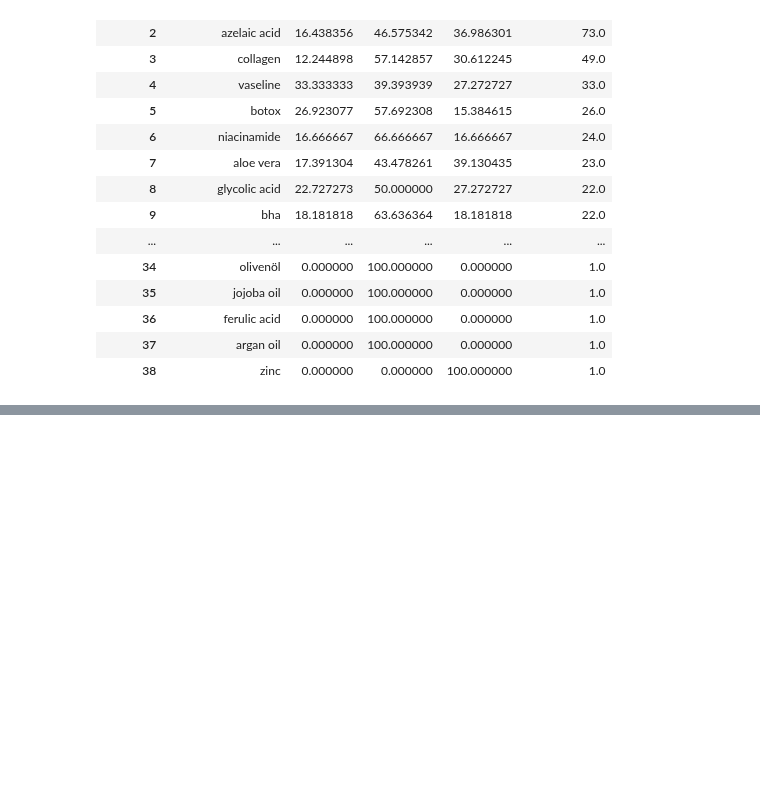
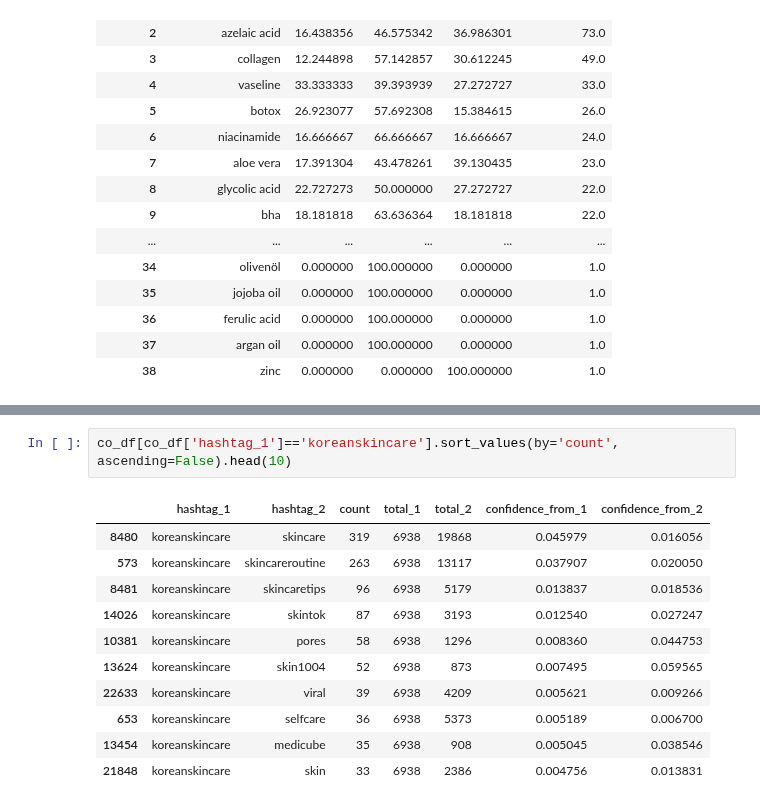
Before and after one commit to Hannah1171/skincare_analysis, a Jupyter notebook: skincare/scripts/test.ipynb, the cells around one changed output, grey strips where cells are left out. Saved outputs shown, nothing was run; the diff lists cells and outputs as text; blank space fills up the shorter version.

```diff
--- a/skincare/scripts/test.ipynb
+++ b/skincare/scripts/test.ipynb
@@ -956,0 +982,14 @@ plt.show()
+# %%
+co_df[co_df['hashtag_1']=='koreanskincare'].sort_values(by='count', ascending=False).head(10)
+# %% [output]
+|  | hashtag_1 | hashtag_2 | count | total_1 | total_2 | confidence_from_1 | confidence_from_2 |
+| 8480 | koreanskincare | skincare | 319 | 6938 | 19868 | 0.045979 | 0.016056 |
+| 573 | koreanskincare | skincareroutine | 263 | 6938 | 13117 | 0.037907 | 0.020050 |
+| 8481 | koreanskincare | skincaretips | 96 | 6938 | 5179 | 0.013837 | 0.018536 |
+| 14026 | koreanskincare | skintok | 87 | 6938 | 3193 | 0.012540 | 0.027247 |
+| 10381 | koreanskincare | pores | 58 | 6938 | 1296 | 0.008360 | 0.044753 |
+| 13624 | koreanskincare | skin1004 | 52 | 6938 | 873 | 0.007495 | 0.059565 |
+| 22633 | koreanskincare | viral | 39 | 6938 | 4209 | 0.005621 | 0.009266 |
+| 653 | koreanskincare | selfcare | 36 | 6938 | 5373 | 0.005189 | 0.006700 |
+| 13454 | koreanskincare | medicube | 35 | 6938 | 908 | 0.005045 | 0.038546 |
+| 21848 | koreanskincare | skin | 33 | 6938 | 2386 | 0.004756 | 0.013831 |
```
Also changed, not shown: parts of 6 cells of this notebook, 3 other files.
